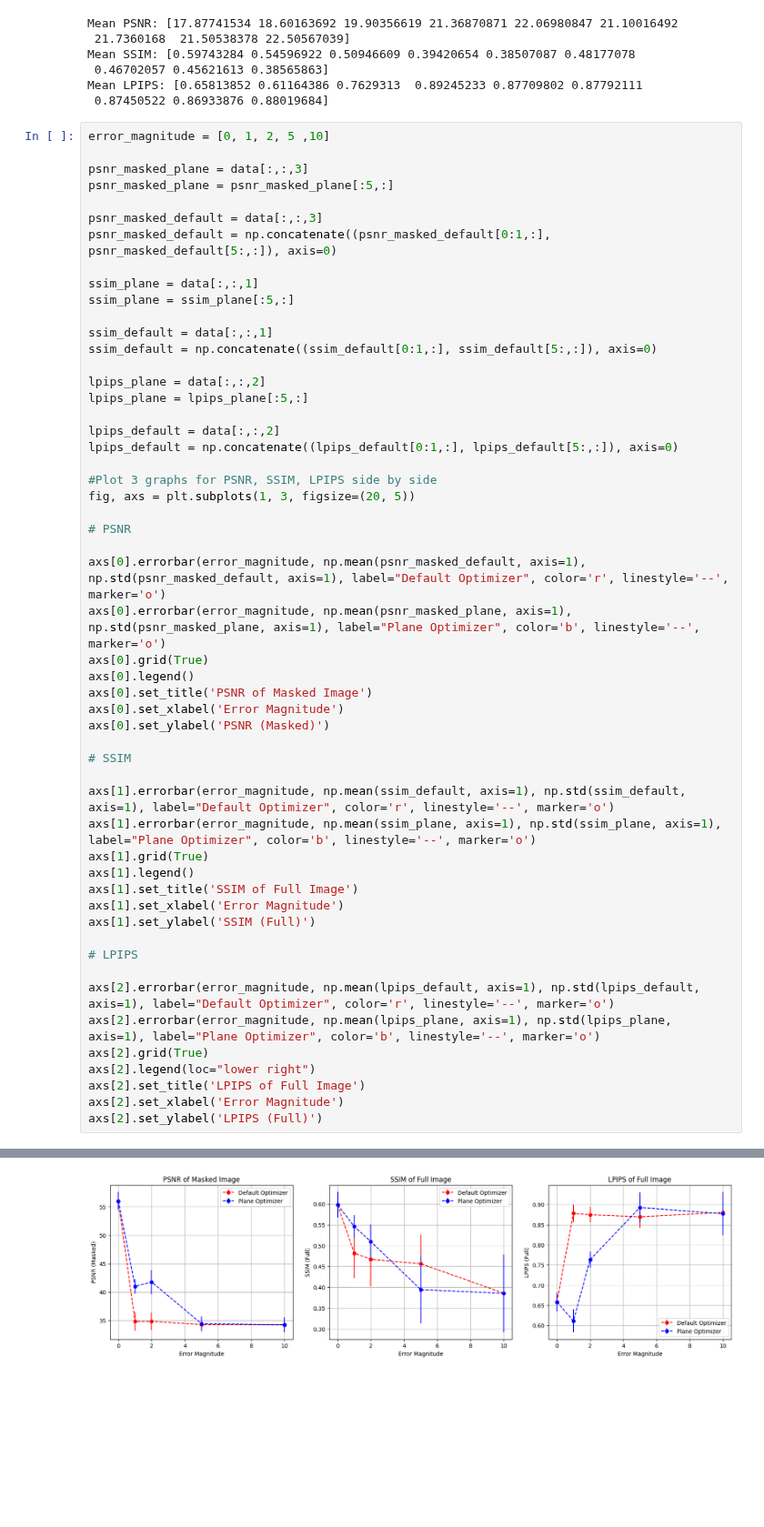
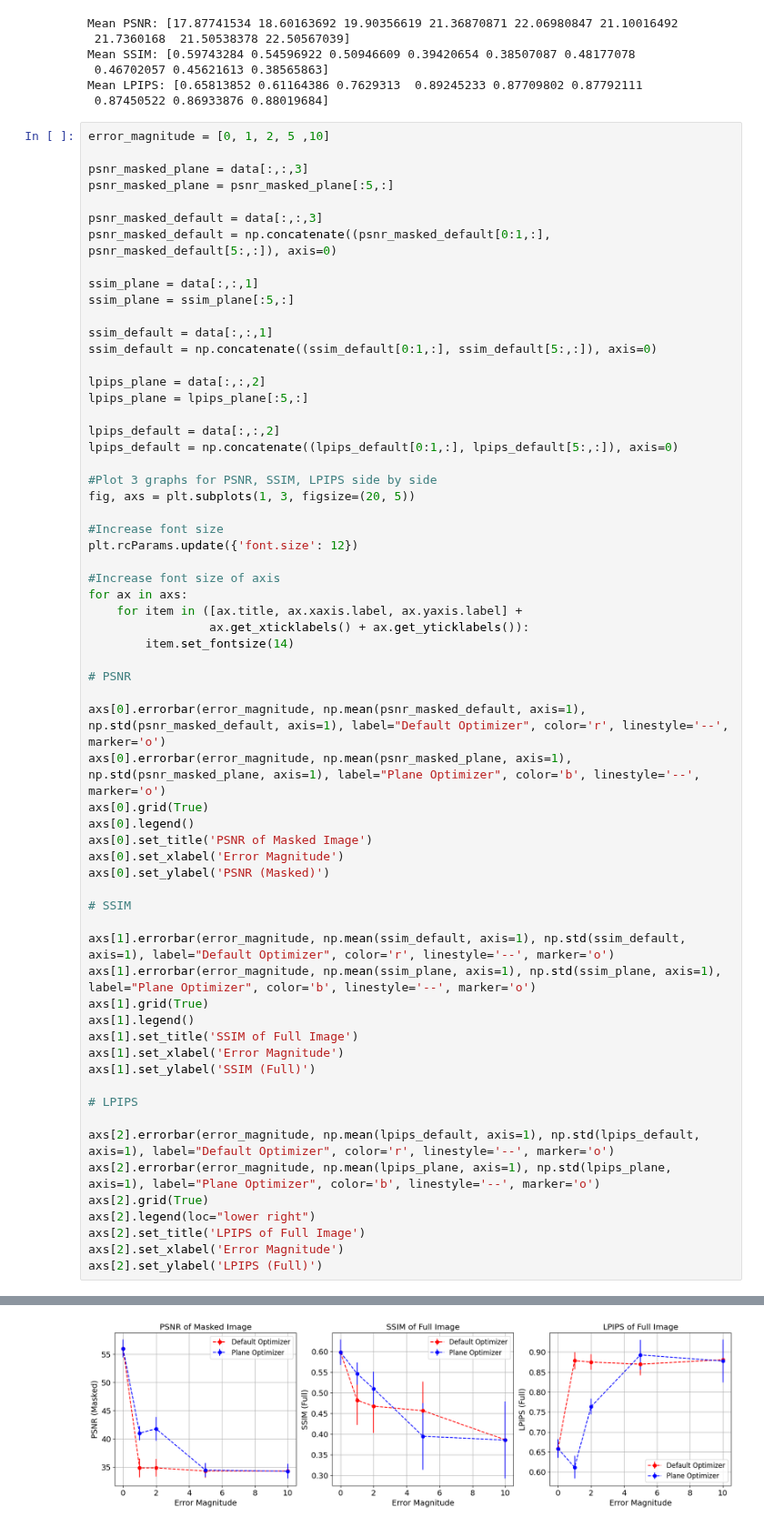
Before and after one commit to tauzn-clock/plane-nerf, a Jupyter notebook: utils/process_metric_csv.ipynb, the cells around one changed output, grey strips where cells are left out. Shown at 91% size. Cells and saved outputs as stored; diff of their text form; blank space fills up the shorter version.

```diff
--- a/utils/process_metric_csv.ipynb
+++ b/utils/process_metric_csv.ipynb
@@ -69,36 +69,45 @@ lpips_default = np.concatenate((lpips_default[0:1,:], lpips_default[5:,:]), axis
 
 #Plot 3 graphs for PSNR, SSIM, LPIPS side by side
 fig, axs = plt.subplots(1, 3, figsize=(20, 5))
+
+#Increase font size
+plt.rcParams.update({'font.size': 12})
+
+#Increase font size of axis
+for ax in axs:
+    for item in ([ax.title, ax.xaxis.label, ax.yaxis.label] +
+                 ax.get_xticklabels() + ax.get_yticklabels()):
+        item.set_fontsize(14)
 
 # PSNR
 
 axs[0].errorbar(error_magnitude, np.mean(psnr_masked_default, axis=1), np.std(psnr_masked_default, axis=1), label="Default Optimizer", color='r', linestyle='--', marker='o')
 axs[0].errorbar(error_magnitude, np.mean(psnr_masked_plane, axis=1), np.std(psnr_masked_plane, axis=1), label="Plane Optimizer", color='b', linestyle='--', marker='o')
 axs[0].grid(True)
 axs[0].legend()
 axs[0].set_title('PSNR of Masked Image')
 axs[0].set_xlabel('Error Magnitude')
 axs[0].set_ylabel('PSNR (Masked)')
 
 # SSIM
 
 axs[1].errorbar(error_magnitude, np.mean(ssim_default, axis=1), np.std(ssim_default, axis=1), label="Default Optimizer", color='r', linestyle='--', marker='o')
 axs[1].errorbar(error_magnitude, np.mean(ssim_plane, axis=1), np.std(ssim_plane, axis=1), label="Plane Optimizer", color='b', linestyle='--', marker='o')
 axs[1].grid(True)
 axs[1].legend()
 axs[1].set_title('SSIM of Full Image')
 axs[1].set_xlabel('Error Magnitude')
 axs[1].set_ylabel('SSIM (Full)')
 
 # LPIPS
 
 axs[2].errorbar(error_magnitude, np.mean(lpips_default, axis=1), np.std(lpips_default, axis=1), label="Default Optimizer", color='r', linestyle='--', marker='o')
 axs[2].errorbar(error_magnitude, np.mean(lpips_plane, axis=1), np.std(lpips_plane, axis=1), label="Plane Optimizer", color='b', linestyle='--', marker='o')
 axs[2].grid(True)
 axs[2].legend(loc="lower right")
 axs[2].set_title('LPIPS of Full Image')
 axs[2].set_xlabel('Error Magnitude')
 axs[2].set_ylabel('LPIPS (Full)')
 # %% [output]
 Text(0, 0.5, 'LPIPS (Full)')
-[figure, old version]
+[figure, new version]
```
Also changed, not shown: 2 other files.
